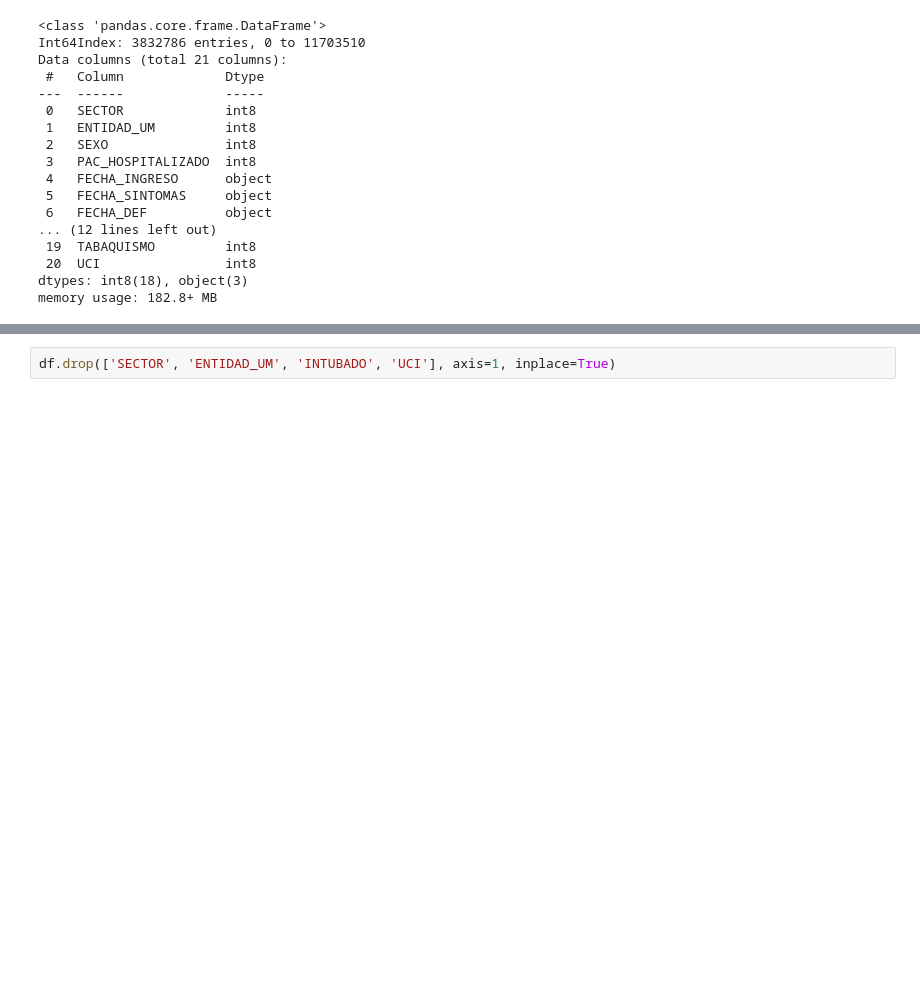
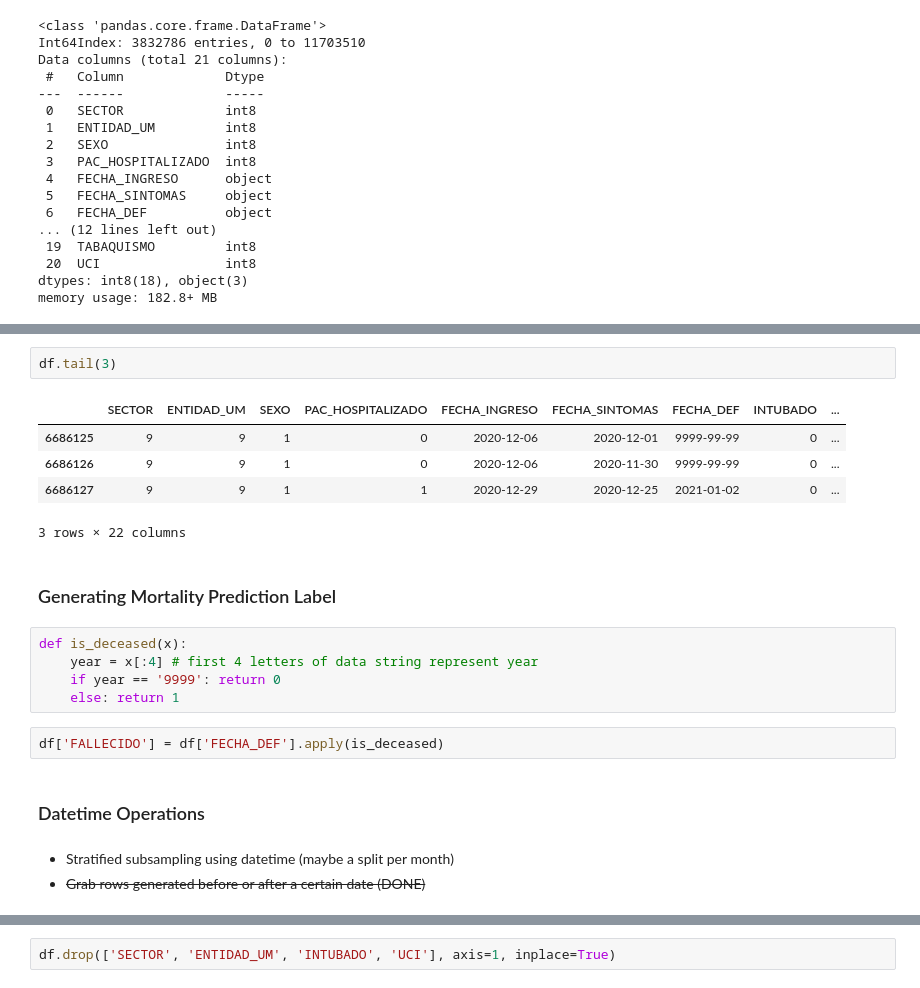
Before and after one commit to EstebanBrito/covid19-mexico, a Jupyter notebook: notebooks/PreprocMortalityDetectionData.ipynb, the cells around one changed output, grey strips where cells are left out. Saved outputs shown, nothing was run; the diff lists cells and outputs as text; blank space fills up the shorter version.

```diff
--- a/notebooks/PreprocML.ipynb
+++ b/notebooks/PreprocMortalityDetectionData.ipynb
@@ -89,0 +124,22 @@ Los dos subsets de datos compartirán las mismas características, pero un subse
+# %%
+df.tail(3)
+# %% [output]
+|  | SECTOR | ENTIDAD_UM | SEXO | PAC_HOSPITALIZADO | FECHA_INGRESO | FECHA_SINTOMAS | FECHA_DEF | INTUBADO | ... |
+| 6686125 | 9 | 9 | 1 | 0 | 2020-12-06 | 2020-12-01 | 9999-99-99 | 0 | ... |
+| 6686126 | 9 | 9 | 1 | 0 | 2020-12-06 | 2020-11-30 | 9999-99-99 | 0 | ... |
+| 6686127 | 9 | 9 | 1 | 1 | 2020-12-29 | 2020-12-25 | 2021-01-02 | 0 | ... |
+3 rows × 22 columns
+# %% [markdown]
+### Generating Mortality Prediction Label
+# %%
+def is_deceased(x):
+    year = x[:4] # first 4 letters of data string represent year
+    if year == '9999': return 0
+    else: return 1
+# %%
+df['FALLECIDO'] = df['FECHA_DEF'].apply(is_deceased)
+# %% [markdown]
+### Datetime Operations
+# %% [markdown]
+* Stratified subsampling using datetime (maybe a split per month)
+* ~~Grab rows generated before or after a certain date (DONE)~~
```
Also changed, not shown: parts of 23 cells of this notebook.
